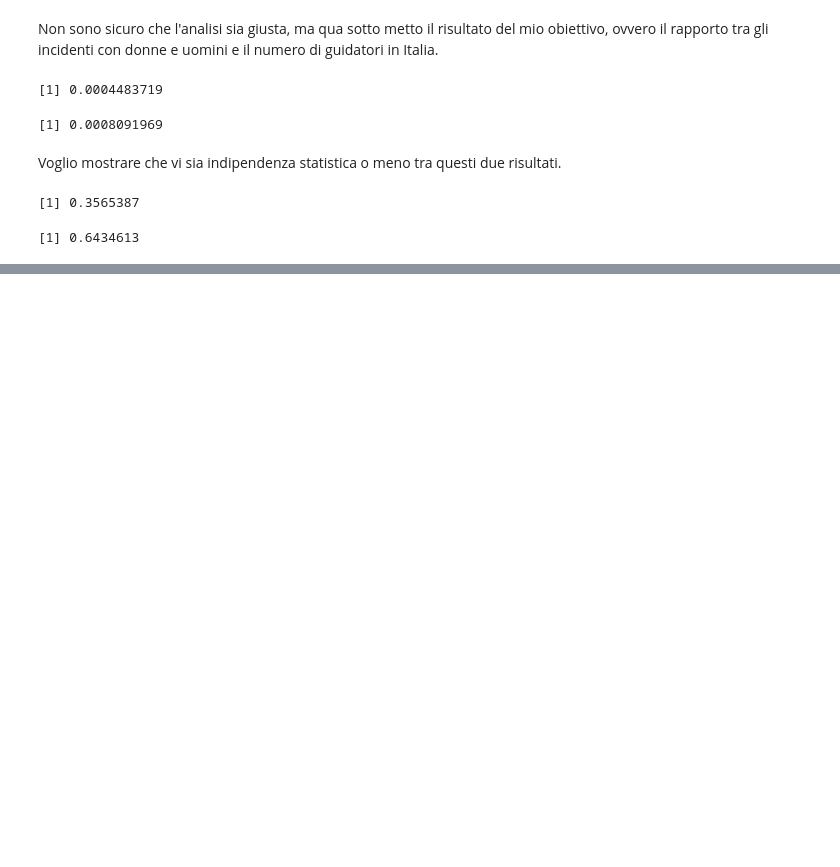
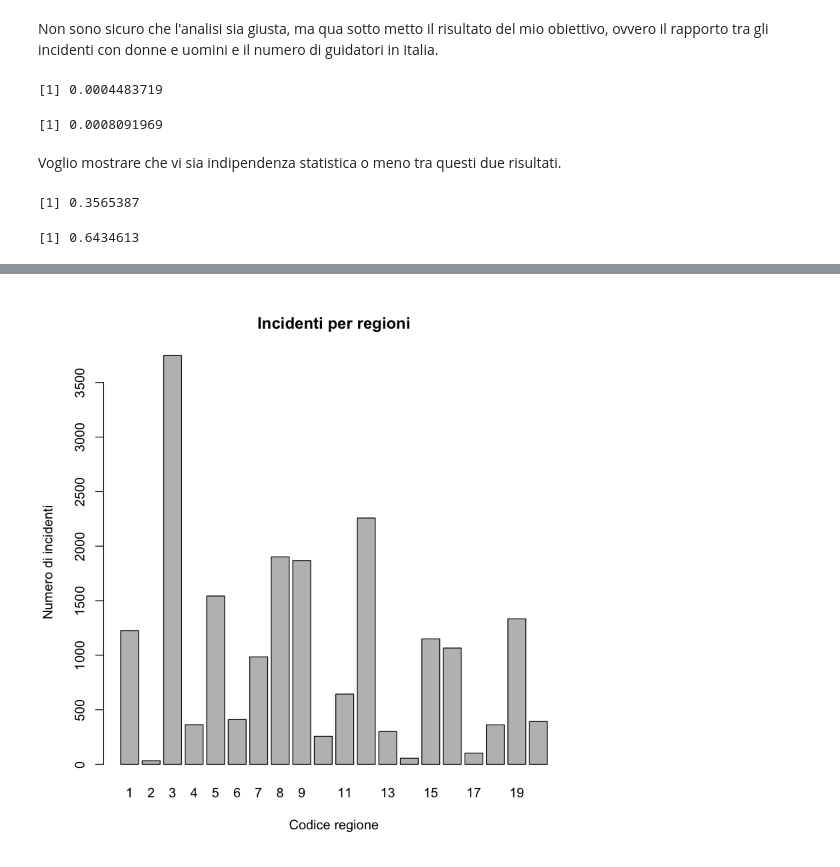
Before and after one commit to LeonardoAlchieri/car_accidents_italy, a Jupyter notebook: leoNotebook.ipynb, the cells around one changed output, grey strips where cells are left out. Saved outputs shown, nothing was run; the diff lists cells and outputs as text; code cells hidden in the pictures; blank space fills up the shorter version.

```diff
--- a/leoNotebook.ipynb
+++ b/leoNotebook.ipynb
@@ -476,0 +541,2 @@ prob_incidente_maschio
+# %%
+incidenti_per_provincia <- provincia
@@ -476,0 +562,2 @@ prob_incidente_maschio
+# %%
+incidenti_per_regione = array(666, length(incidenti_per_provincia))
@@ -476,0 +708,4 @@ prob_incidente_maschio
+# %%
+barplot(table(incidenti_per_regione), main="Incidenti per regioni", ylab="Numero di incidenti", xlab='Codice regione')
+# %% [output]
+[figure, added]
```
Also changed, not shown: parts of 30 cells of this notebook.
